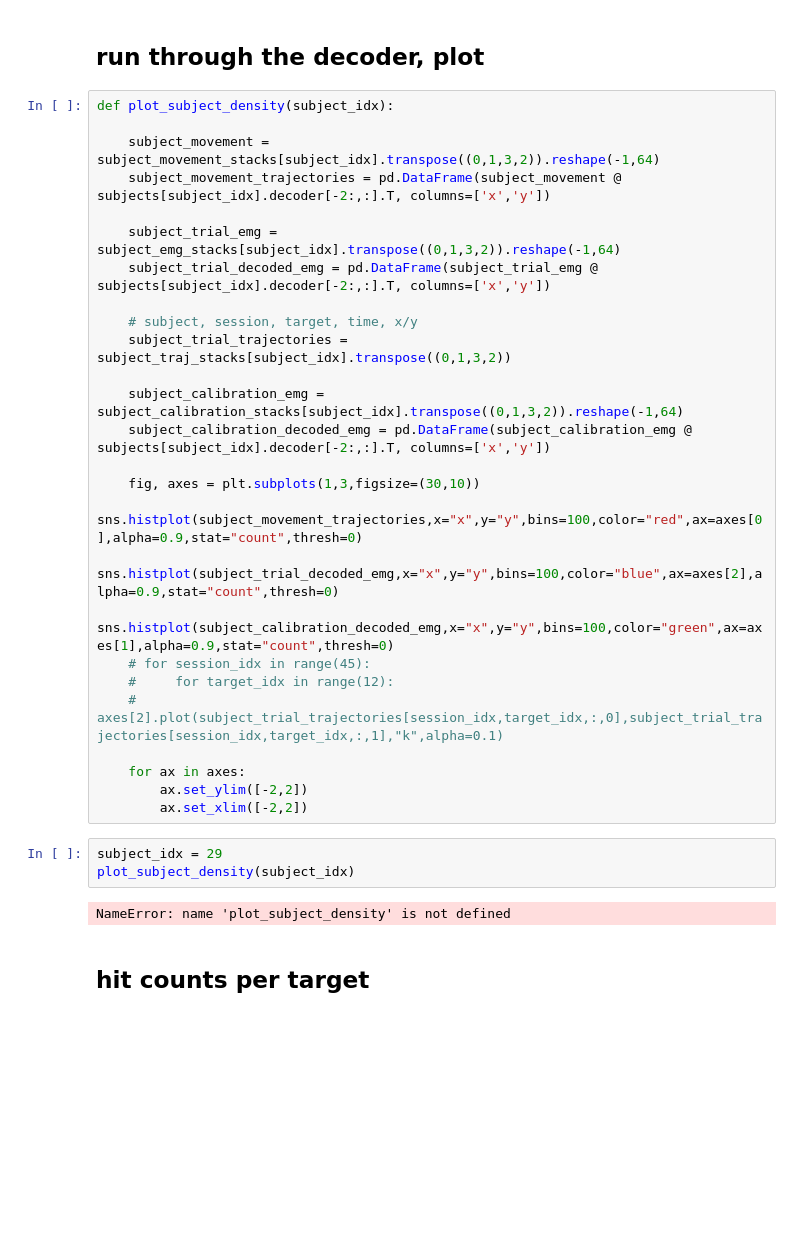
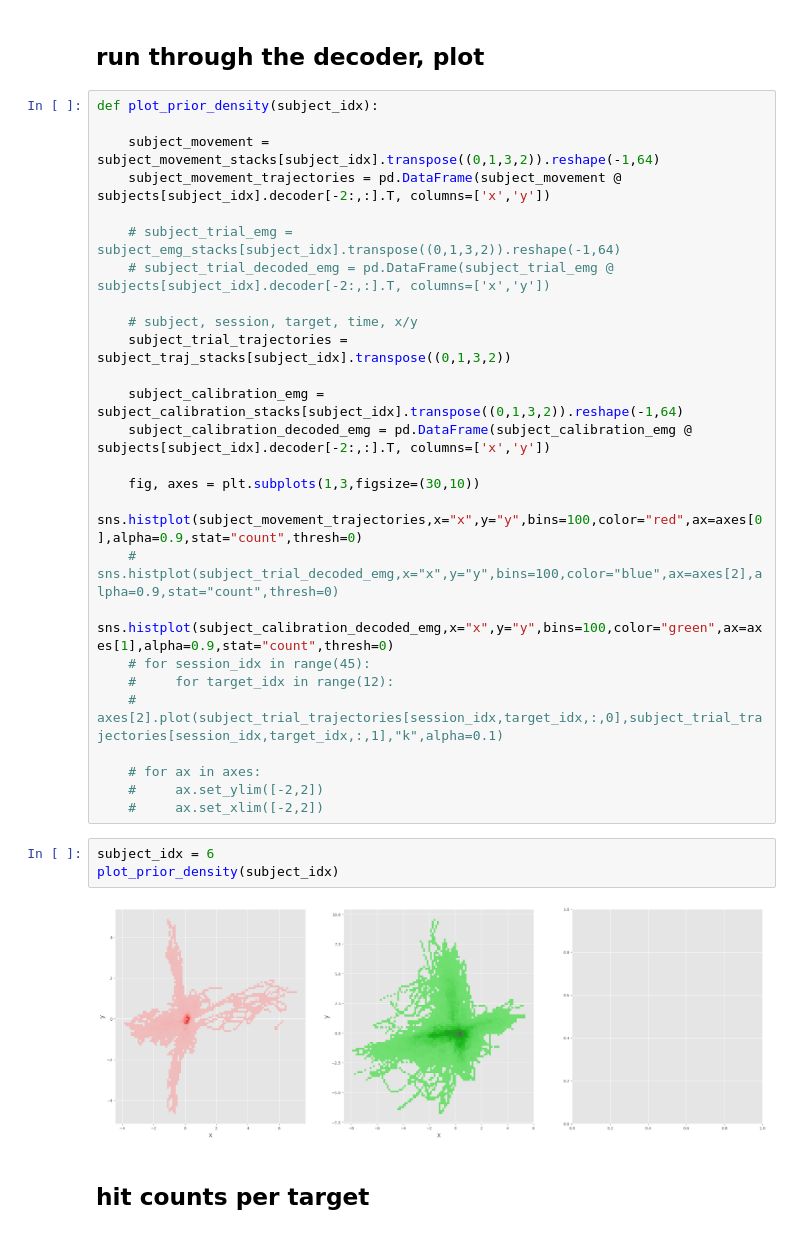
Before and after one commit to spewil/phd, a Jupyter notebook: analysis/notebooks/compare_trajectory_space_histograms.ipynb, the cells around one changed output. Saved outputs shown, nothing was run; the diff lists cells and outputs as text; blank space fills up the shorter version.

```diff
--- a/analysis/notebooks/compare_trajectory_space_histograms.ipynb
+++ b/analysis/notebooks/compare_trajectory_space_histograms.ipynb
@@ -44,13 +40,13 @@ print(subject_calibration_stacks.shape)
 # %% [markdown]
 ## run through the decoder, plot
 # %%
-def plot_subject_density(subject_idx):
+def plot_prior_density(subject_idx):
 
     subject_movement = subject_movement_stacks[subject_idx].transpose((0,1,3,2)).reshape(-1,64)
     subject_movement_trajectories = pd.DataFrame(subject_movement @ subjects[subject_idx].decoder[-2:,:].T, columns=['x','y'])
 
-    subject_trial_emg = subject_emg_stacks[subject_idx].transpose((0,1,3,2)).reshape(-1,64)
-    subject_trial_decoded_emg = pd.DataFrame(subject_trial_emg @ subjects[subject_idx].decoder[-2:,:].T, columns=['x','y'])
+    # subject_trial_emg = subject_emg_stacks[subject_idx].transpose((0,1,3,2)).reshape(-1,64)
+    # subject_trial_decoded_emg = pd.DataFrame(subject_trial_emg @ subjects[subject_idx].decoder[-2:,:].T, columns=['x','y'])
 
     # subject, session, target, time, x/y
     subject_trial_trajectories = subject_traj_stacks[subject_idx].transpose((0,1,3,2))
@@ -60,20 +56,20 @@ def plot_subject_density(subject_idx):
 
     fig, axes = plt.subplots(1,3,figsize=(30,10))
     sns.histplot(subject_movement_trajectories,x="x",y="y",bins=100,color="red",ax=axes[0],alpha=0.9,stat="count",thresh=0)
-    sns.histplot(subject_trial_decoded_emg,x="x",y="y",bins=100,color="blue",ax=axes[2],alpha=0.9,stat="count",thresh=0)
+    # sns.histplot(subject_trial_decoded_emg,x="x",y="y",bins=100,color="blue",ax=axes[2],alpha=0.9,stat="count",thresh=0)
     sns.histplot(subject_calibration_decoded_emg,x="x",y="y",bins=100,color="green",ax=axes[1],alpha=0.9,stat="count",thresh=0)
     # for session_idx in range(45):
     #     for target_idx in range(12):
     #         axes[2].plot(subject_trial_trajectories[session_idx,target_idx,:,0],subject_trial_trajectories[session_idx,target_idx,:,1],"k",alpha=0.1)
 
-    for ax in axes:
-        ax.set_ylim([-2,2])
-        ax.set_xlim([-2,2])
+    # for ax in axes:
+    #     ax.set_ylim([-2,2])
+    #     ax.set_xlim([-2,2])
 # %%
-subject_idx = 29
-plot_subject_density(subject_idx)
+subject_idx = 6
+plot_prior_density(subject_idx)
 # %% [output]
-NameError: name 'plot_subject_density' is not defined
+[figure, added]
 # %% [markdown]
 ## hit counts per target
 # %%
```
Also changed, not shown: parts of 5 cells of this notebook, 25 other files.
